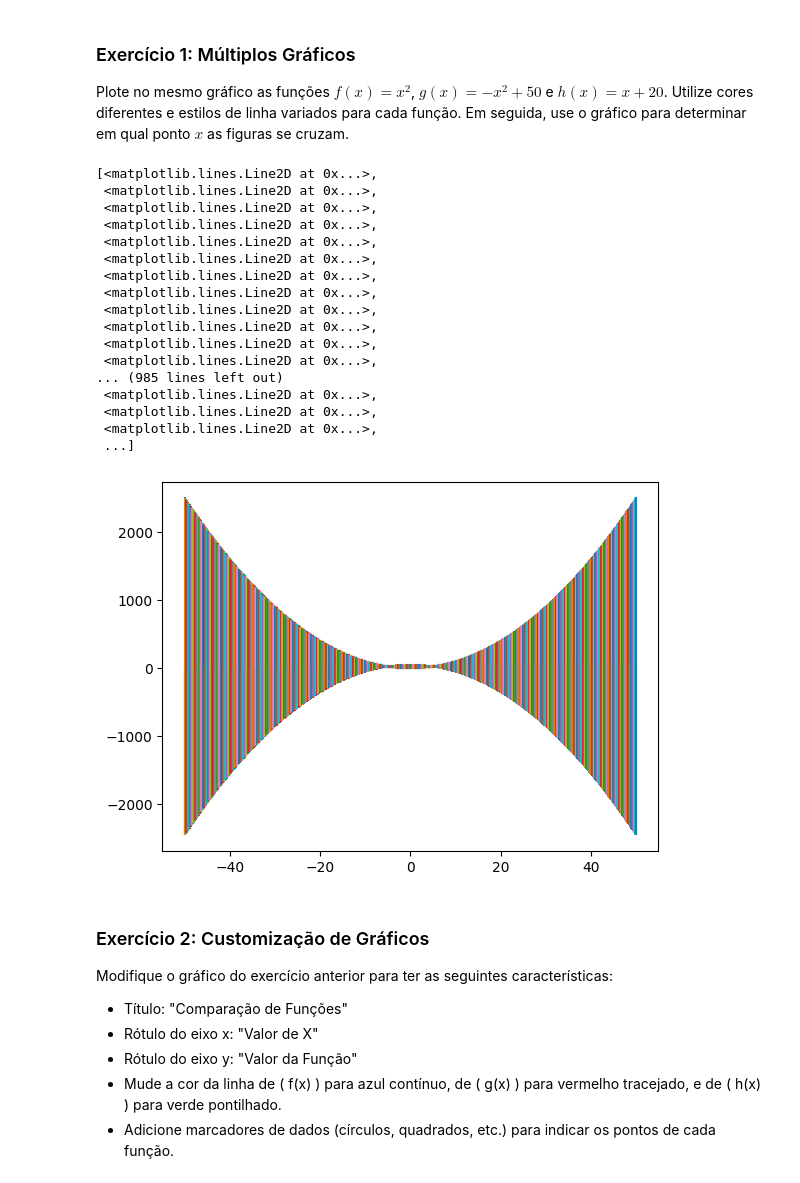
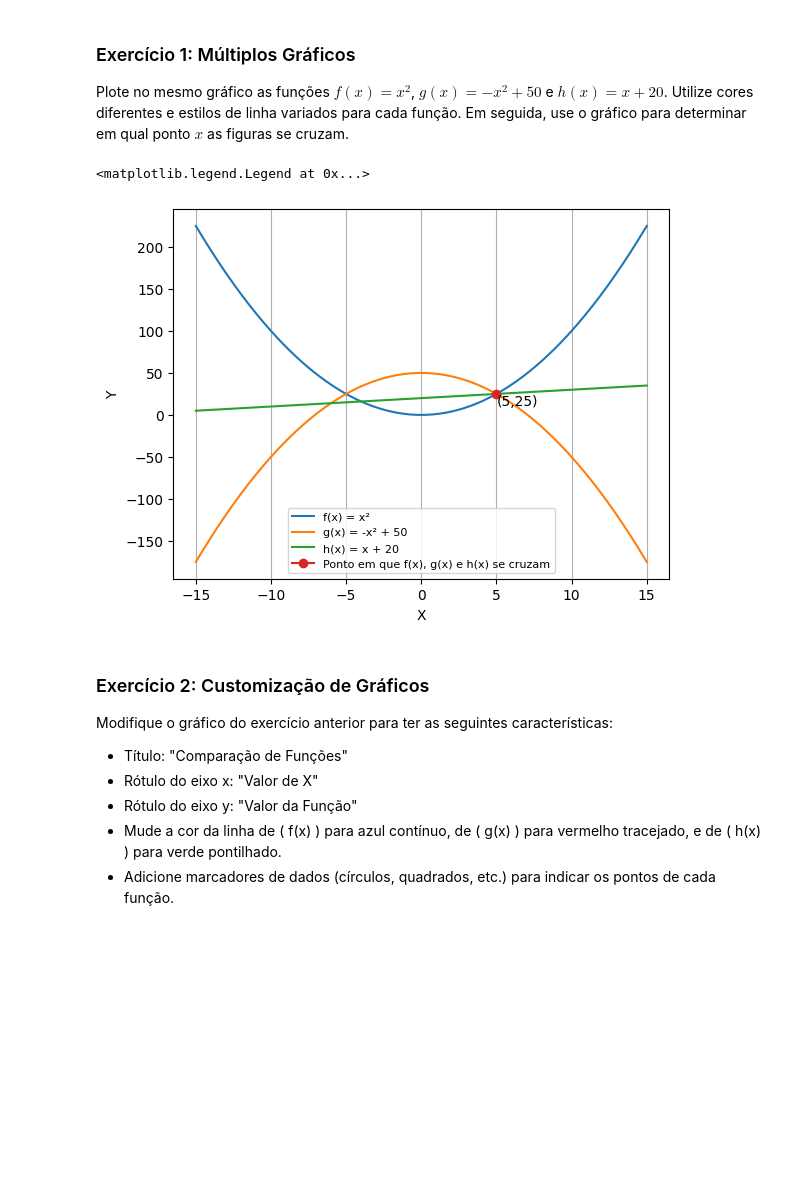
Before and after one commit to mahzze/Solucoes-notebooks-bcc, a Jupyter notebook: atividades/Atividade_2_Gráficos.ipynb, the cells around one changed output. Cells and saved outputs as stored; diff of their text form; code cells hidden in the pictures; blank space fills up the shorter version.

```diff
--- a/atividades/Atividade_2_Gráficos.ipynb
+++ b/atividades/Atividade_2_Gráficos.ipynb
@@ -6,35 +6,34 @@
 ### Exercício 1: Múltiplos Gráficos
 
 Plote no mesmo gráfico as funções $ f(x) = x^2 $, $ g(x) = -x^2 + 50$ e $ h(x) = x + 20 $. Utilize cores diferentes e estilos de linha variados para cada função. Em seguida, use o gráfico para determinar em qual ponto $x$ as figuras se cruzam.
-# %%
-# ARRUMA ESSA MERDA
-
-import numpy as np
-import matplotlib.pyplot as plt
-x = np.arange(-50, 50.1, 0.1)
-f=x**2
-g=(-x**2+50)
-h=x+20
-plt.plot([x,x,x],[f,g,h])
-# %% [output]
-[<matplotlib.lines.Line2D at 0x...>,
- <matplotlib.lines.Line2D at 0x...>,
- <matplotlib.lines.Line2D at 0x...>,
- <matplotlib.lines.Line2D at 0x...>,
- <matplotlib.lines.Line2D at 0x...>,
- <matplotlib.lines.Line2D at 0x...>,
- <matplotlib.lines.Line2D at 0x...>,
- <matplotlib.lines.Line2D at 0x...>,
- <matplotlib.lines.Line2D at 0x...>,
- <matplotlib.lines.Line2D at 0x...>,
- <matplotlib.lines.Line2D at 0x...>,
- <matplotlib.lines.Line2D at 0x...>,
-... (985 lines left out)
- <matplotlib.lines.Line2D at 0x...>,
- <matplotlib.lines.Line2D at 0x...>,
- <matplotlib.lines.Line2D at 0x...>,
- ...]
-[figure, removed]
+# %%
+import numpy as np
+import matplotlib.pyplot as plt
+
+x = np.arange(-15, 15.1, 0.1)
+f = x**2
+g = (-x**2+50)
+h = x+20
+plt.plot(x, f, label="f(x) = x²")
+plt.plot(x, g, label="g(x) = -x² + 50")
+plt.plot(x, h, label="h(x) = x + 20")
+
+## Ponto de intersecção
+plt.plot(
+    5, #eixo x
+    25, #eixo y
+    marker="o",
+    label="Ponto em que f(x), g(x) e h(x) se cruzam",
+    )
+plt.text(5,25, "(5,25)", verticalalignment="top")
+
+plt.grid(axis="x",which="major")
+plt.ylabel("Y")
+plt.xlabel("X")
+plt.legend(loc="best", fontsize="8")
+# %% [output]
+<matplotlib.legend.Legend at 0x...>
+[figure, added]
 # %% [markdown]
 ### Exercício 2: Customização de Gráficos
 Modifique o gráfico do exercício anterior para ter as seguintes características:
```
Also changed, not shown: parts of 4 cells of this notebook.
